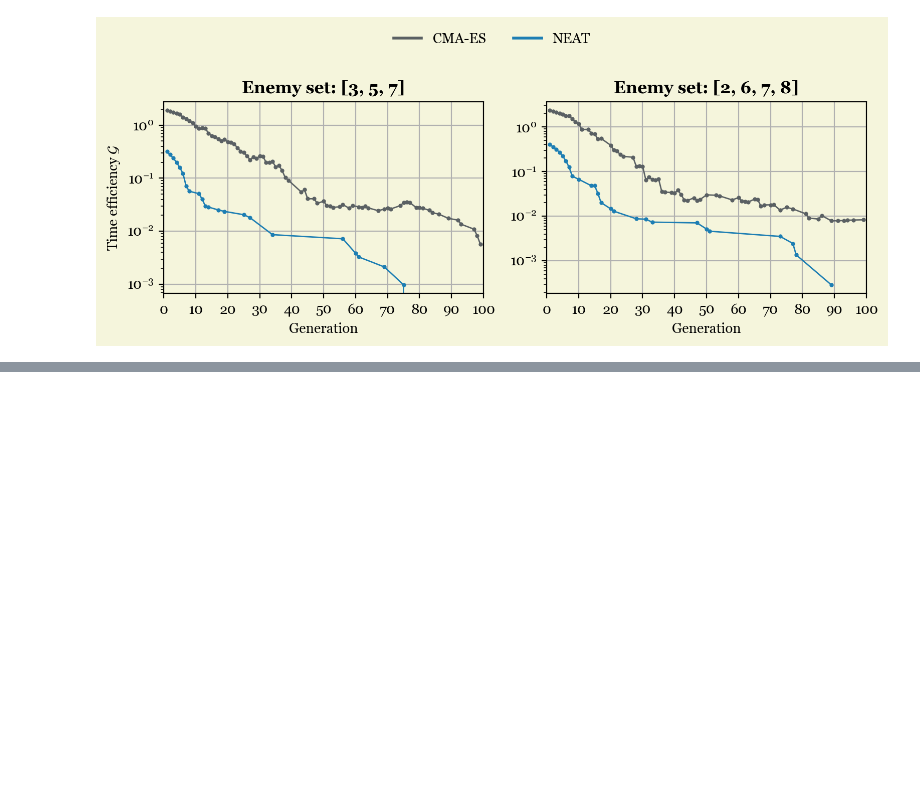
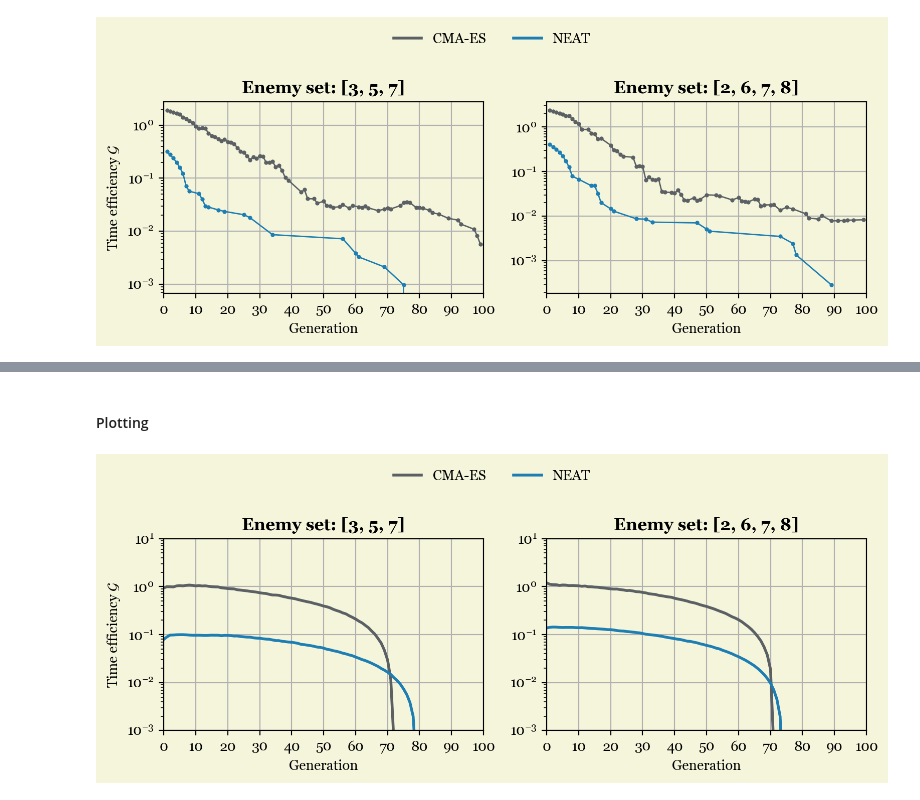
Before and after one commit to jonas4climate/evoman_ec, a Jupyter notebook: generalist_visualization.ipynb, the cells around one changed output, grey strips where cells are left out. Drawn from its saved outputs; the diff is of its cells as text; code cells hidden in the pictures; blank space fills up the shorter version.

Commit message:
Interpolate time efficiency plot

```diff
--- a/generalist_visualization.ipynb
+++ b/generalist_visualization.ipynb
@@ -493,0 +587,41 @@ plt.show()
+# %% [markdown]
+#### Plotting
+# %%
+from matplotlib.lines import Line2D
+
+fig, axes = plt.subplots(1, 2, figsize=(8, 3), dpi=200)
+fig.patch.set_facecolor('beige')
+
+# Plot formatting
+for (i, enemy_set) in enumerate([ENEMY_SET_1, ENEMY_SET_2]):
+
+    axes[i].set_facecolor('beige')
+
+    if i == 0:
+        axes[i].set_ylabel("Time efficiency " + r"$\mathcal{G}$")
+
+    axes[i].set_xlim(0, 100)
+    axes[i].set_xticks(np.arange(0, 101, 10))
+    axes[i].set_xlabel("Generation")
+    axes[i].set_title(f"Enemy set: {enemy_set}", weight="bold")
+    axes[i].set_yscale('log')
+    axes[i].set_ylim(1e-3, 1e1)
+    axes[i].grid()
+
+lines = []
+labels = []
+
+for (i, enemy_set) in enumerate([ENEMY_SET_1, ENEMY_SET_2]):
+    line1 = axes[i].plot(cmaes_timeeff_plotdata[i][0], cmaes_timeeff_plotdata[i][1], color="#5a6063", lw=2)
+    line2 = axes[i].plot(neat_timeeff_plotdata[i][0], neat_timeeff_plotdata[i][1], color="#1d7eb3", lw=2)
+
+# Create custom Line2D objects for the legend
+CMA_line = Line2D([0], [0], color="#5a6063", lw=2)
+NEAT_line = Line2D([0], [0], color="#1d7eb3", lw=2)
+
+fig.tight_layout(rect=[0, 0, 1, 0.95])
+fig.legend(handles=[CMA_line, NEAT_line], labels=["CMA-ES", "NEAT"], loc='upper center', ncol=2, bbox_to_anchor=(0.5, 1.10), fontsize=10, frameon=False)
+fig.savefig("figures/timeplot.png", dpi=400)
+plt.show()
+# %% [output]
+[figure, added]
```
Also changed, not shown: parts of 17 cells of this notebook, 1 other file.
